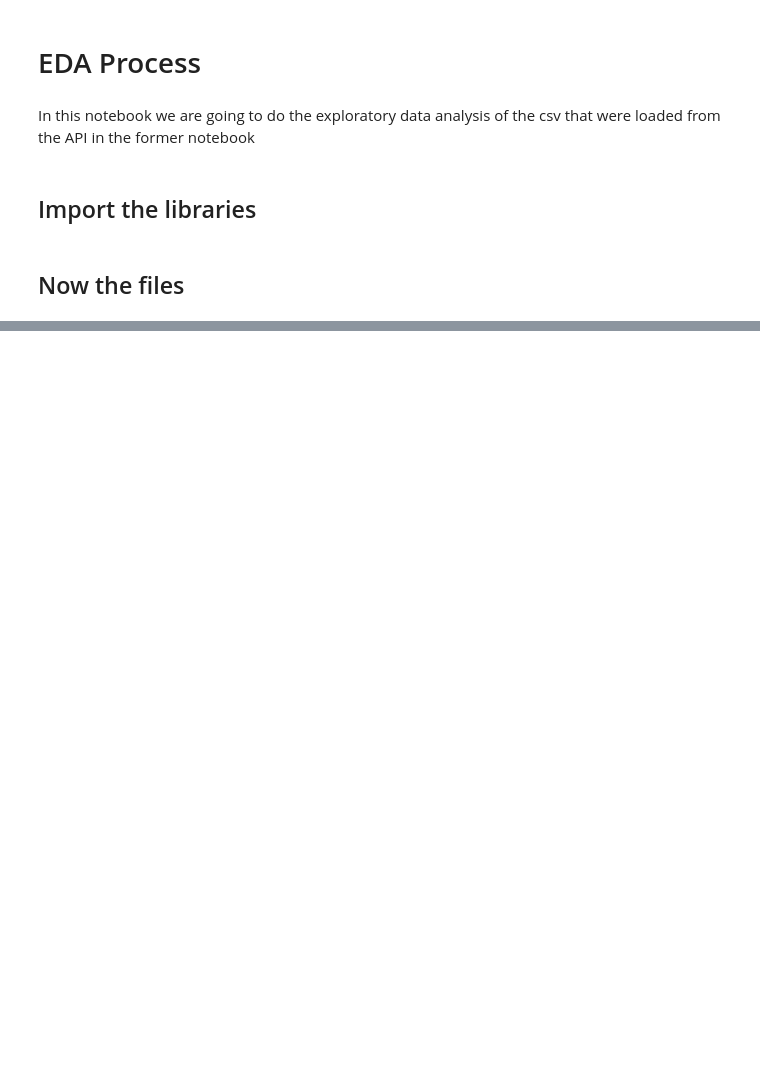
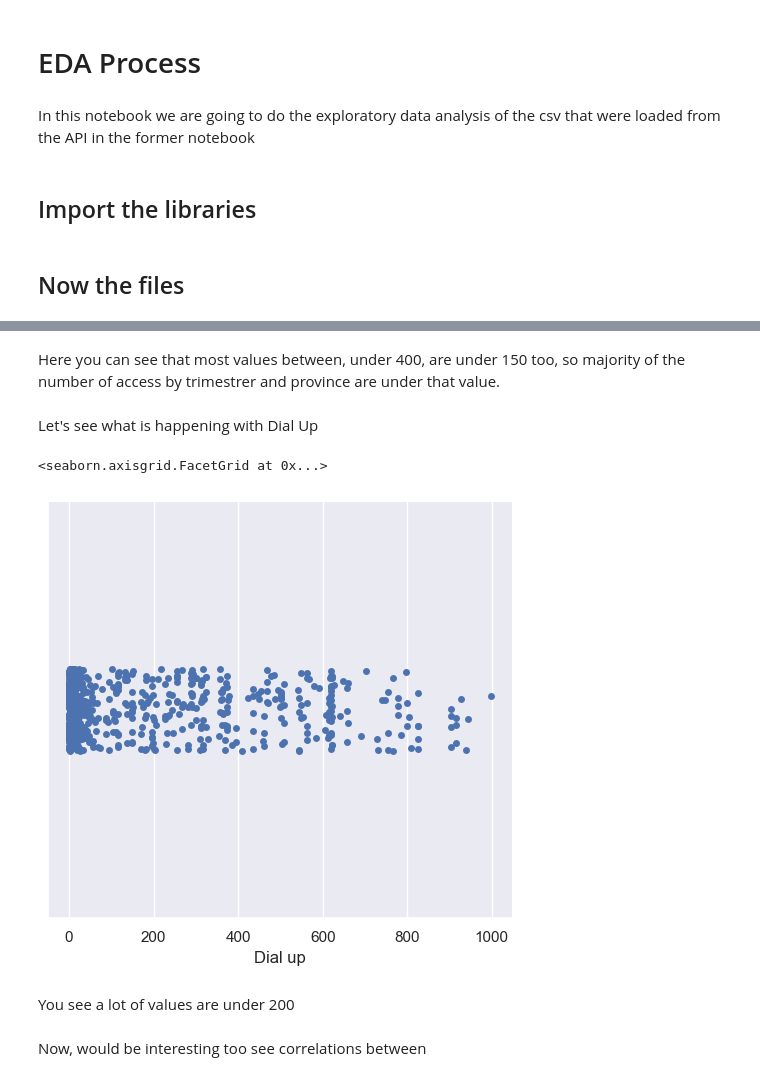
Before and after one commit to pablorobba/Data_Analyst_Telecomunication_project, a Jupyter notebook: EDA.ipynb, the cells around one changed output, grey strips where cells are left out. Cells and saved outputs as stored; diff of their text form; code cells hidden in the pictures; blank space fills up the shorter version.

```diff
--- a/EDA.ipynb
+++ b/EDA.ipynb
@@ -20,0 +100,11 @@ df[Bernal]
+# %% [markdown]
+Here you can see that most values between, under 400, are under 150 too, so majority of the number of access by trimestrer and province are under that value.
+# %% [markdown]
+Let's see what is happening with Dial Up
+# %%
+sns.catplot(data=a_df_access_broadband_narrowband, x = "Dial up")
+# %% [output]
+<seaborn.axisgrid.FacetGrid at 0x...>
+[figure, added]
+# %% [markdown]
+You see a lot of values are under 200
@@ -20,0 +113,2 @@ df[Bernal]
+# %% [markdown]
+Now, would be interesting too see correlations between
```
Also changed, not shown: parts of 17 cells of this notebook, 2 other files.
